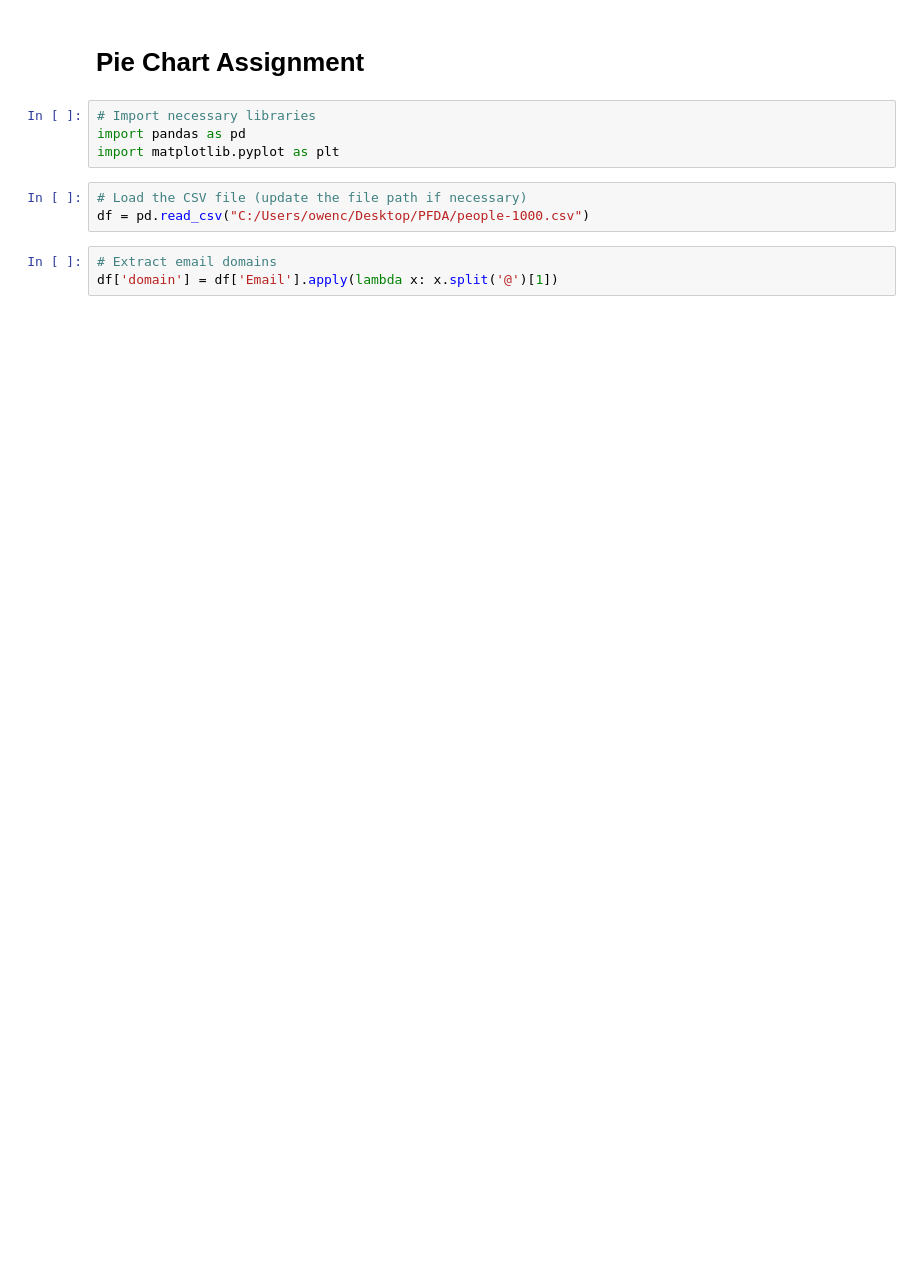
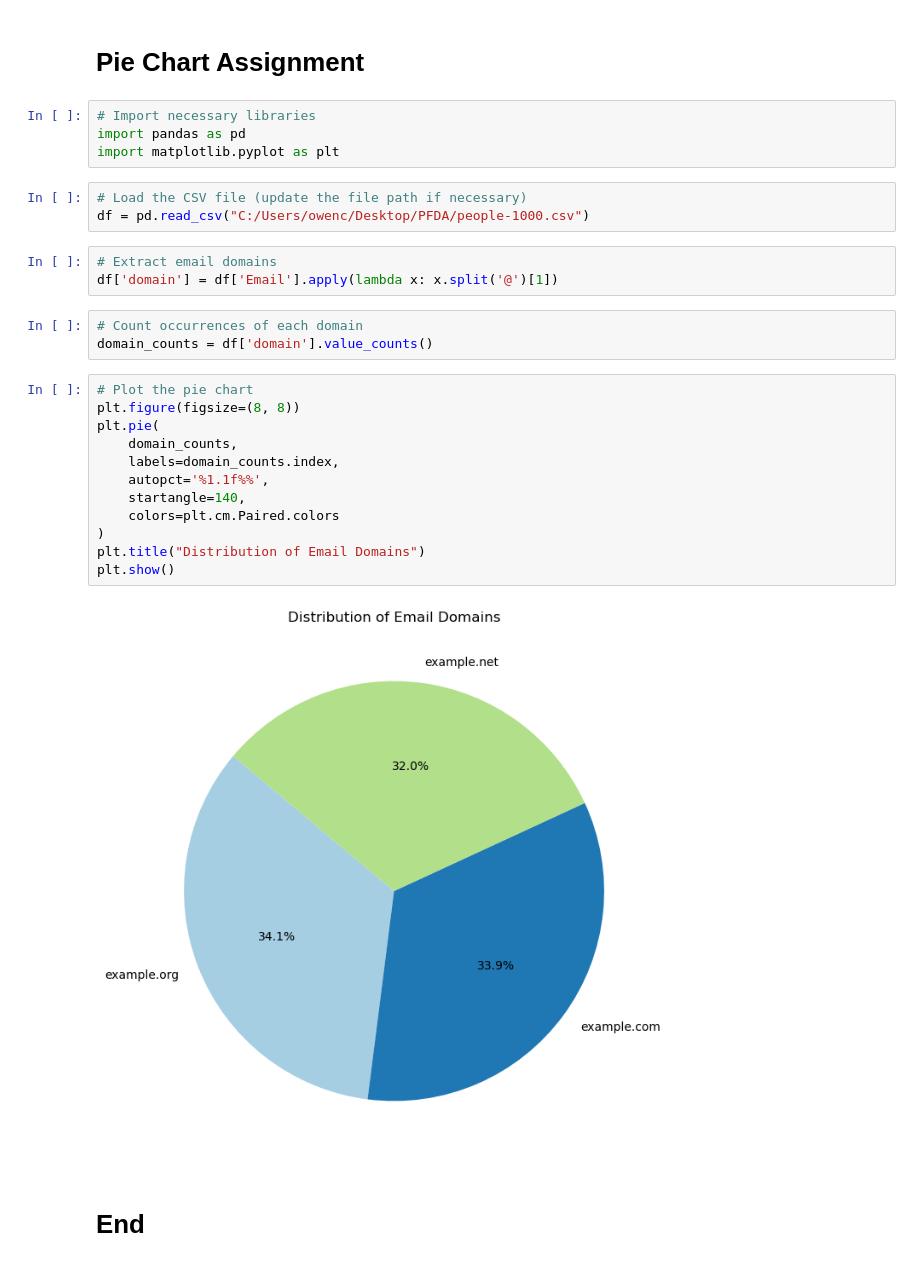
Before and after one commit to coughlo93/PFDA, a Jupyter notebook: assignments/assignment03-pie.ipynb, the cells around one changed output. Saved outputs shown, nothing was run; the diff lists cells and outputs as text; blank space fills up the shorter version.

```diff
--- a/assignments/assignment03-pie.ipynb
+++ b/assignments/assignment03-pie.ipynb
@@ -10,3 +10,22 @@ df = pd.read_csv("C:/Users/owenc/Desktop/PFDA/people-1000.csv")
 # %%
 # Extract email domains
 df['domain'] = df['Email'].apply(lambda x: x.split('@')[1])
+# %%
+# Count occurrences of each domain
+domain_counts = df['domain'].value_counts()
+# %%
+# Plot the pie chart
+plt.figure(figsize=(8, 8))
+plt.pie(
+    domain_counts,
+    labels=domain_counts.index,
+    autopct='%1.1f%%',
+    startangle=140,
+    colors=plt.cm.Paired.colors
+)
+plt.title("Distribution of Email Domains")
+plt.show()
+# %% [output]
+[figure, added]
+# %% [markdown]
+# End
```
